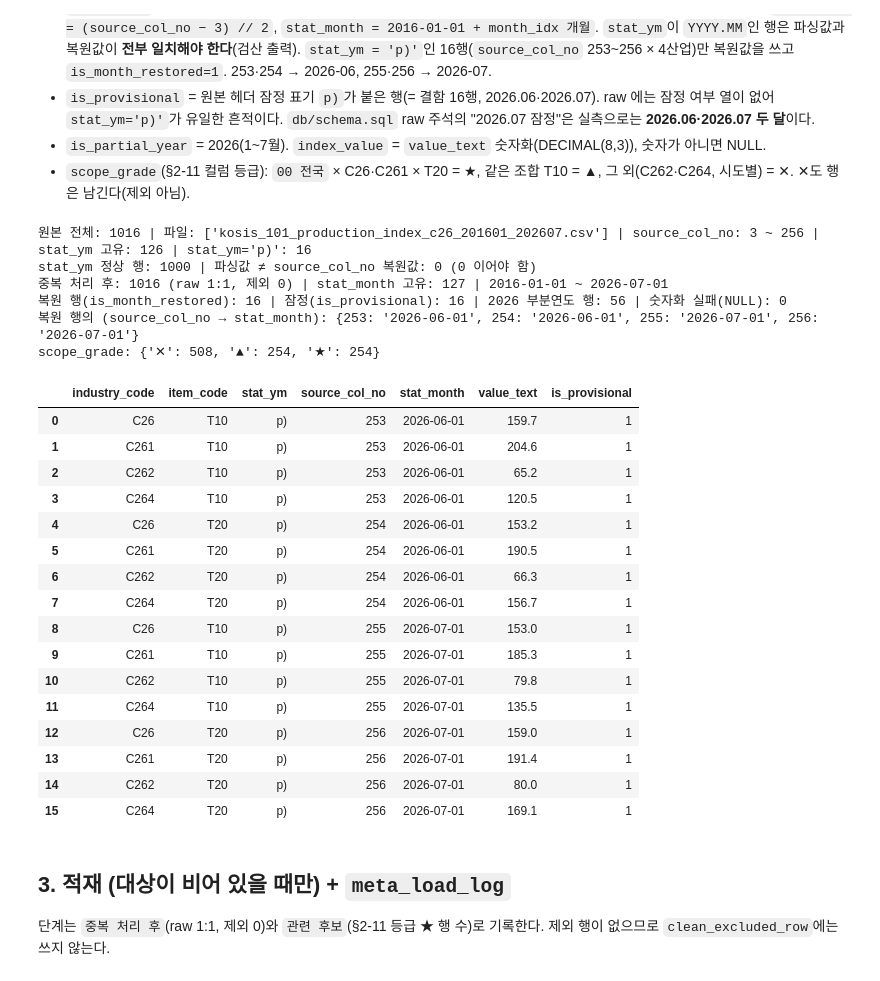
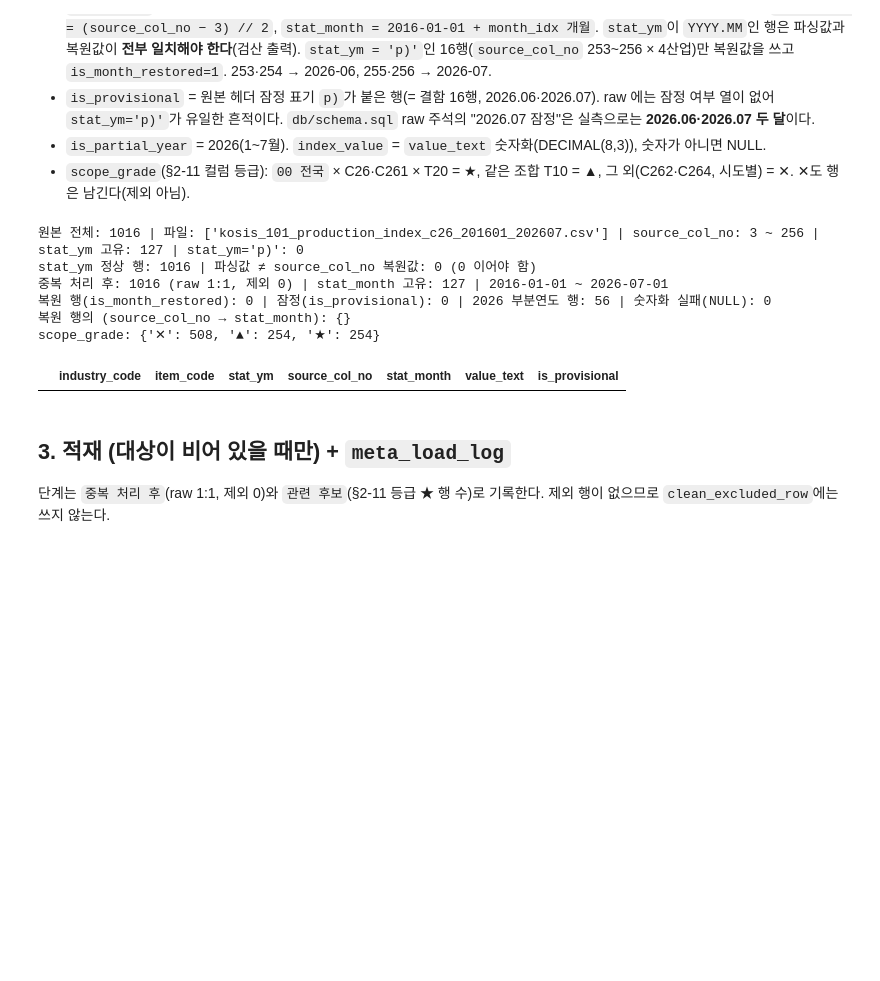
Before and after one commit to tchoco313/defense_dashboard, a Jupyter notebook: notebooks/clean_p5_kosis.ipynb, the cells around one changed output. Drawn from its saved outputs; the diff is of its cells as text; code cells hidden in the pictures; blank space fills up the shorter version.

```diff
--- a/notebooks/clean_p5_kosis.ipynb
+++ b/notebooks/clean_p5_kosis.ipynb
@@ -33,7 +33,13 @@ if hasattr(sys.stdout, "reconfigure"):  # Jupyter 커널(OutStream)에는 없음
     sys.stdout.reconfigure(encoding="utf-8")
 ROOT = Path.cwd() if (Path.cwd() / "scripts").exists() else Path.cwd().parent
 sys.path.insert(0, str(ROOT / "scripts"))
-from load_db import connect, log_stage, current_user   # .env 읽기 · meta_load_log 기록
+from load_db import connect, log_stage, current_user, read_raw, log_raw_stage   # .env 읽기 · meta_load_log 기록 · 원본 파일 읽기
+RAW = {}   # 원본 파일 DataFrame 캐시 {데이터셋 키: read_raw 결과}. RDS raw_ 표는 2026-09-22 삭제 — row_id = 파서 순번 = clean.raw_row_id
+def raw(table, cols=None):
+    if table not in RAW:
+        RAW[table] = read_raw(table)
+    df = RAW[table]
+    return (df[["row_id"] + [c for c in cols if c != "row_id"]] if cols else df).copy()
 
 NB_TAG = "notebooks/clean_p5_kosis.ipynb"
 conn = connect()
@@ -136,8 +141,7 @@ is_avg_row: 9 | in_scope(통신전자): 9
 - `is_partial_year` = 2026(1~7월). `index_value` = `value_text` 숫자화(DECIMAL(8,3)), 숫자가 아니면 NULL.
 - `scope_grade`(§2-11 컬럼 등급): `00 전국` × C26·C261 × T20 = ★, 같은 조합 T10 = ▲, 그 외(C262·C264, 시도별) = ✕. ✕도 행은 남긴다(제외 아님).
 # %%
-rp = q("SELECT row_id, region_name, industry_name, stat_ym, item_name, value_text, source_file, source_row_no, source_col_no "
-       "FROM raw_kosis_production_index ORDER BY row_id")
+rp = raw("raw_kosis_production_index", ["region_name", "industry_name", "stat_ym", "item_name", "value_text", "source_file", "source_row_no", "source_col_no"])
 print("원본 전체:", len(rp), "| 파일:", rp["source_file"].unique().tolist(),
       "| source_col_no:", int(rp["source_col_no"].min()), "~", int(rp["source_col_no"].max()),
       "| stat_ym 고유:", rp["stat_ym"].nunique(), "| stat_ym='p)':", int((rp["stat_ym"] == "p)").sum()))
@@ -162,53 +166,37 @@ assert ((col % 2 == 1) == (p["item_code"] == "T10")).all(), "열 번호 홀짝
 ok_mask = parsed.notna()
 mismatch = int((parsed[ok_mask] != restored[ok_mask]).sum())
 print("stat_ym 정상 행:", int(ok_mask.sum()), "| 파싱값 ≠ source_col_no 복원값:", mismatch, "(0 이어야 함)")
 assert mismatch == 0
 p["stat_month"] = restored.dt.date
 p["is_month_restored"] = (~ok_mask).astype(int)
 p["is_provisional"] = p["is_month_restored"]          # p) 표기가 붙은 행 = 잠정치. raw 에 다른 흔적 없음
 p["is_partial_year"] = (restored.dt.year == 2026).astype(int)
 p["index_value"] = p["value_text"].map(lambda s: to_decimal(s, 3))
 n_nonnum = int(p["index_value"].isna().sum())
 
 star = (p["region_name"] == "00 전국") & p["industry_code"].isin(["C26", "C261"])
 p["scope_grade"] = np.where(star & (p["item_code"] == "T20"), "★", np.where(star & (p["item_code"] == "T10"), "▲", "✕"))
 assert not p.duplicated(["source_file", "region_name", "industry_code", "stat_month", "item_code"]).any(), "업무 키 중복"
 p["raw_row_id"] = p["row_id"]
 p["cleaned_at"] = NOW
 p["cleaned_by"] = USER
 
 print("중복 처리 후:", len(p), "(raw 1:1, 제외 0) | stat_month 고유:", p["stat_month"].nunique(),
       "|", min(p["stat_month"]), "~", max(p["stat_month"]))
 print("복원 행(is_month_restored):", int(p["is_month_restored"].sum()), "| 잠정(is_provisional):", int(p["is_provisional"].sum()),
       "| 2026 부분연도 행:", int(p["is_partial_year"].sum()), "| 숫자화 실패(NULL):", n_nonnum)
 print("복원 행의 (source_col_no → stat_month):", p[p["is_month_restored"] == 1].groupby("source_col_no")["stat_month"].agg(lambda s: str(s.iloc[0])).to_dict())
 print("scope_grade:", p["scope_grade"].value_counts().to_dict())
 display(p[p["is_month_restored"] == 1][["industry_code", "item_code", "stat_ym", "source_col_no", "stat_month", "value_text", "is_provisional"]]
         .sort_values(["source_col_no", "industry_code"]).reset_index(drop=True))
 # %% [output]
-원본 전체: 1016 | 파일: ['kosis_101_production_index_c26_201601_202607.csv'] | source_col_no: 3 ~ 256 | stat_ym 고유: 126 | stat_ym='p)': 16
-stat_ym 정상 행: 1000 | 파싱값 ≠ source_col_no 복원값: 0 (0 이어야 함)
+원본 전체: 1016 | 파일: ['kosis_101_production_index_c26_201601_202607.csv'] | source_col_no: 3 ~ 256 | stat_ym 고유: 127 | stat_ym='p)': 0
+stat_ym 정상 행: 1016 | 파싱값 ≠ source_col_no 복원값: 0 (0 이어야 함)
 중복 처리 후: 1016 (raw 1:1, 제외 0) | stat_month 고유: 127 | 2016-01-01 ~ 2026-07-01
-복원 행(is_month_restored): 16 | 잠정(is_provisional): 16 | 2026 부분연도 행: 56 | 숫자화 실패(NULL): 0
-복원 행의 (source_col_no → stat_month): {253: '2026-06-01', 254: '2026-06-01', 255: '2026-07-01', 256: '2026-07-01'}
+복원 행(is_month_restored): 0 | 잠정(is_provisional): 0 | 2026 부분연도 행: 56 | 숫자화 실패(NULL): 0
+복원 행의 (source_col_no → stat_month): {}
 scope_grade: {'✕': 508, '▲': 254, '★': 254}
 |  | industry_code | item_code | stat_ym | source_col_no | stat_month | value_text | is_provisional |
-| 0 | C26 | T10 | p) | 253 | 2026-06-01 | 159.7 | 1 |
-| 1 | C261 | T10 | p) | 253 | 2026-06-01 | 204.6 | 1 |
-| 2 | C262 | T10 | p) | 253 | 2026-06-01 | 65.2 | 1 |
-| 3 | C264 | T10 | p) | 253 | 2026-06-01 | 120.5 | 1 |
-| 4 | C26 | T20 | p) | 254 | 2026-06-01 | 153.2 | 1 |
-| 5 | C261 | T20 | p) | 254 | 2026-06-01 | 190.5 | 1 |
-| 6 | C262 | T20 | p) | 254 | 2026-06-01 | 66.3 | 1 |
-| 7 | C264 | T20 | p) | 254 | 2026-06-01 | 156.7 | 1 |
-| 8 | C26 | T10 | p) | 255 | 2026-07-01 | 153.0 | 1 |
-| 9 | C261 | T10 | p) | 255 | 2026-07-01 | 185.3 | 1 |
-| 10 | C262 | T10 | p) | 255 | 2026-07-01 | 79.8 | 1 |
-| 11 | C264 | T10 | p) | 255 | 2026-07-01 | 135.5 | 1 |
-| 12 | C26 | T20 | p) | 256 | 2026-07-01 | 159.0 | 1 |
-| 13 | C261 | T20 | p) | 256 | 2026-07-01 | 191.4 | 1 |
-| 14 | C262 | T20 | p) | 256 | 2026-07-01 | 80.0 | 1 |
-| 15 | C264 | T20 | p) | 256 | 2026-07-01 | 169.1 | 1 |
 # %% [markdown]
 ## 3. 적재 (대상이 비어 있을 때만) + `meta_load_log`
 
```
Also changed, not shown: parts of 4 cells of this notebook, 47 other files.
